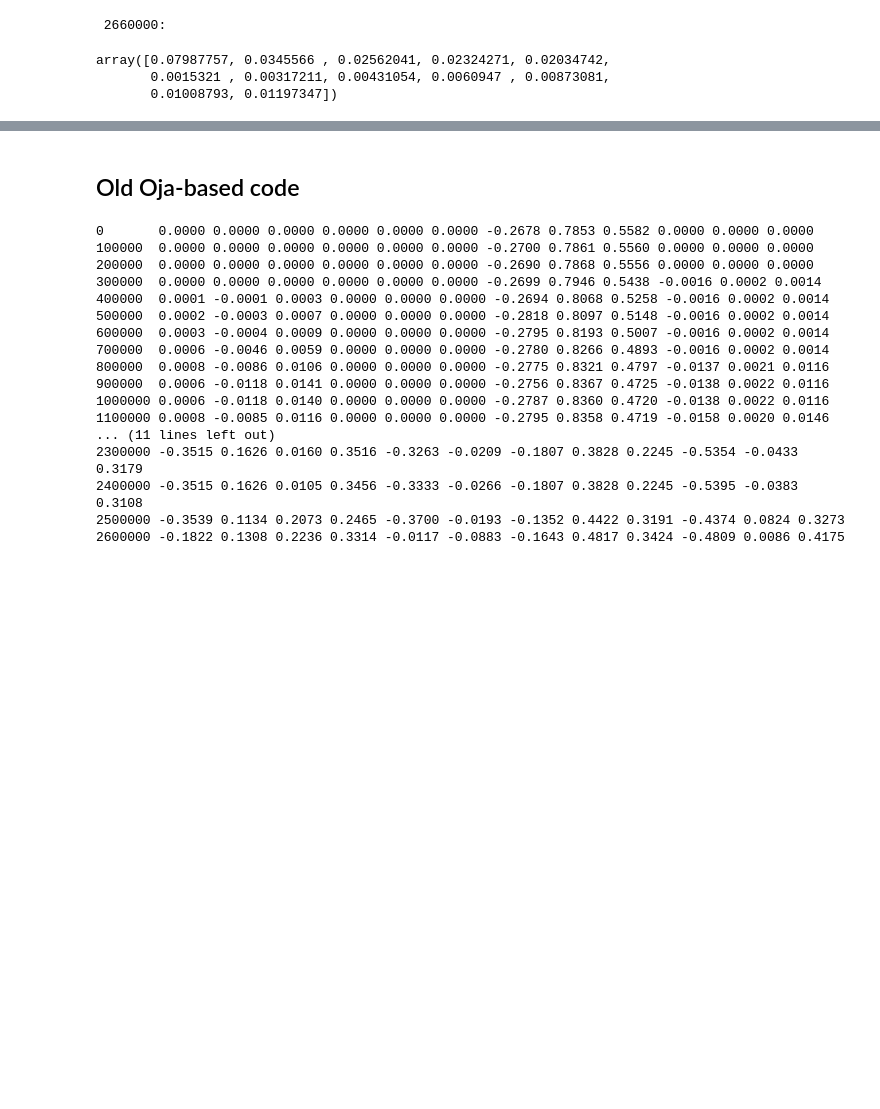
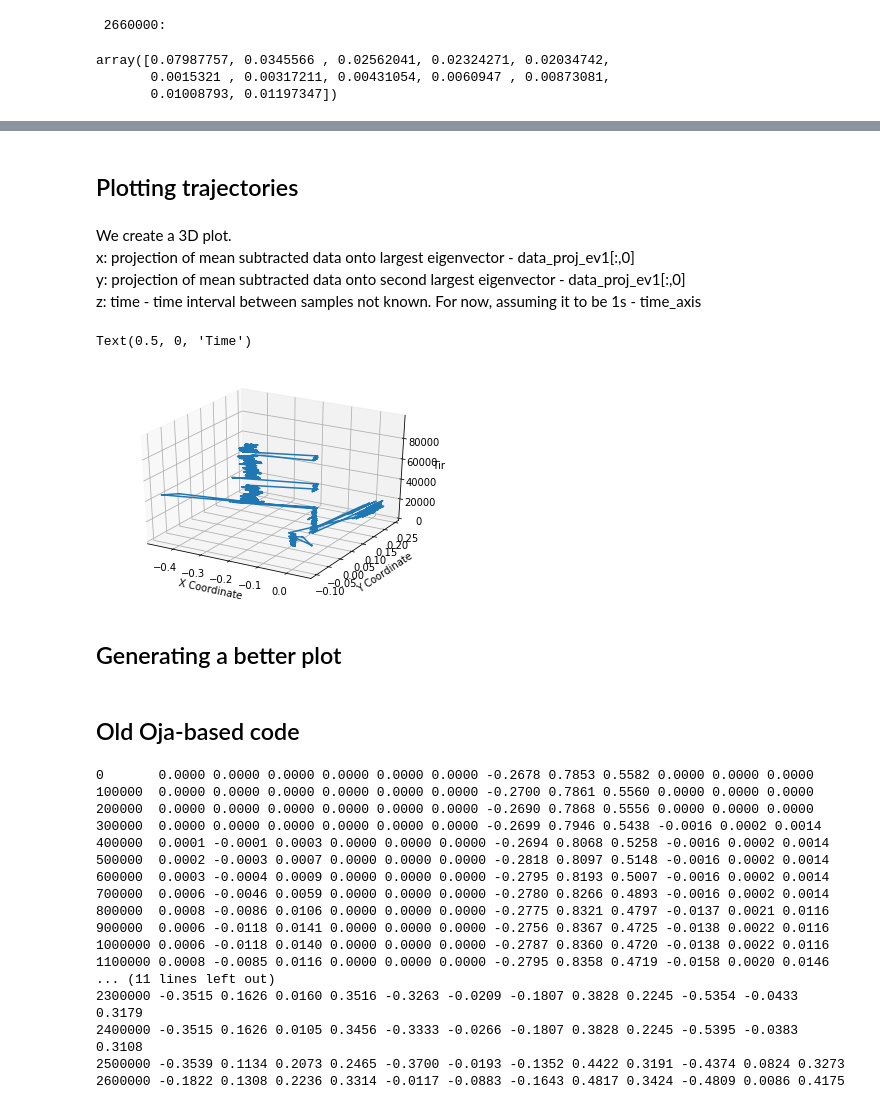
Before and after one commit to yihanhu97/SoundMapping-ODAS, a Jupyter notebook: postprocessing/Oja's method Version 2.ipynb, the cells around one changed output, grey strips where cells are left out. Saved outputs shown, nothing was run; the diff lists cells and outputs as text; code cells hidden in the pictures; blank space fills up the shorter version.

Commit message:
Chaitanya plots projections onto 2 largest EVecs

```diff
--- a/postprocessing/Oja's method Version 2.ipynb
+++ b/postprocessing/Oja's method Version 2.ipynb
@@ -133,0 +128,8 @@ array([0.0015321 , 0.00317211, 0.00431054, 0.0060947 , 0.00873081,
+# %%
+eig_val_sorted_indices = np.argsort(eigen_values)
+# %%
+largest_eigvec = eigen_vectors[:,eig_val_sorted_indices[-1]]
+print(largest_eigvec)
+second_largest_eigvec = eigen_vectors[:,eig_val_sorted_indices[-2]]
+print(second_largest_eigvec)
+print(np.linalg.norm(largest_eigvec))
@@ -133,0 +159,16 @@ array([0.0015321 , 0.00317211, 0.00431054, 0.0060947 , 0.00873081,
+# %%
+# projecting data onto eigenvectors
+
+
+data_proj_ev1 = np.zeros((2664671,2))
+
+
+for j in range(data.shape[0]):
+
+    i_1 = data[j,:]
+
+    data_proj_ev1[j,0] = np.dot(cdata[j,:],largest_eigvec)
+
+    data_proj_ev1[j,1] = np.dot(cdata[j,:],second_largest_eigvec)
+
+data_proj_ev1[:100,:]
@@ -133,0 +193,9 @@ array([0.0015321 , 0.00317211, 0.00431054, 0.0060947 , 0.00873081,
+# %% [markdown]
+## Plotting trajectories
+# %%
+time_axis = np.asarray([i for i in range(2664671)])
+# %% [markdown]
+We create a 3D plot.
+x: projection of mean subtracted data onto largest eigenvector - data_proj_ev1[:,0]
+y: projection of mean subtracted data onto second largest eigenvector - data_proj_ev1[:,0]
+z: time - time interval between samples not known. For now, assuming it to be 1s - time_axis
@@ -133,0 +204,16 @@ array([0.0015321 , 0.00317211, 0.00431054, 0.0060947 , 0.00873081,
+# %%
+three_d_plot = plt.figure()
+new_axis = three_d_plot.add_subplot(111,projection = '3d')
+new_axis.plot(data_proj_ev1[:100000,0], data_proj_ev1[:100000,1],time_axis[:100000])
+new_axis.set_xlabel('X Coordinate')
+new_axis.set_ylabel('Y Coordinate')
+new_axis.set_zlabel('Time')
+
+
+# References
+# 1. https://matplotlib.org/mpl_toolkits/mplot3d/tutorial.html
+# %% [output]
+Text(0.5, 0, 'Time')
+[figure, added]
+# %% [markdown]
+## Generating a better plot
```
Also changed, not shown: parts of 11 cells of this notebook.
